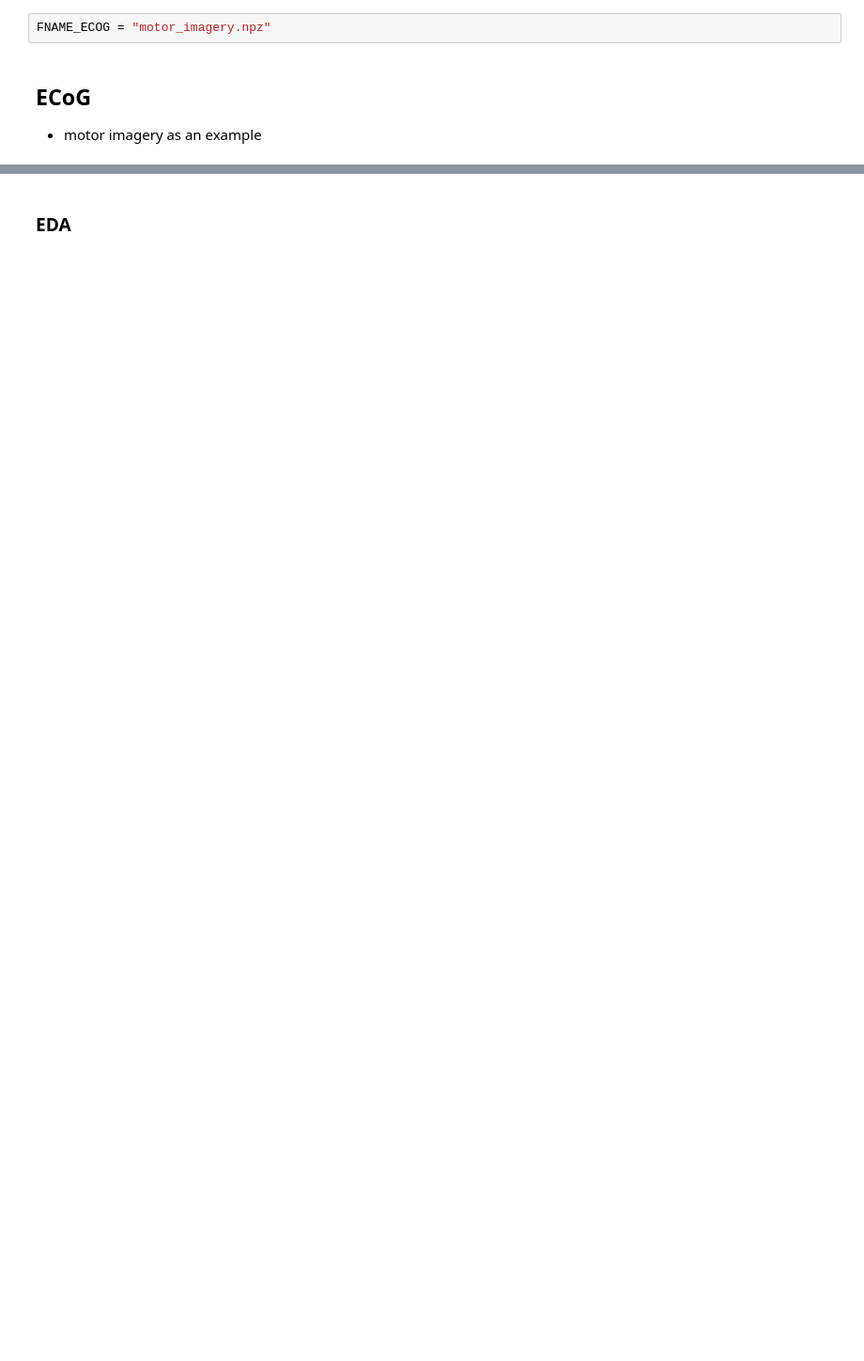
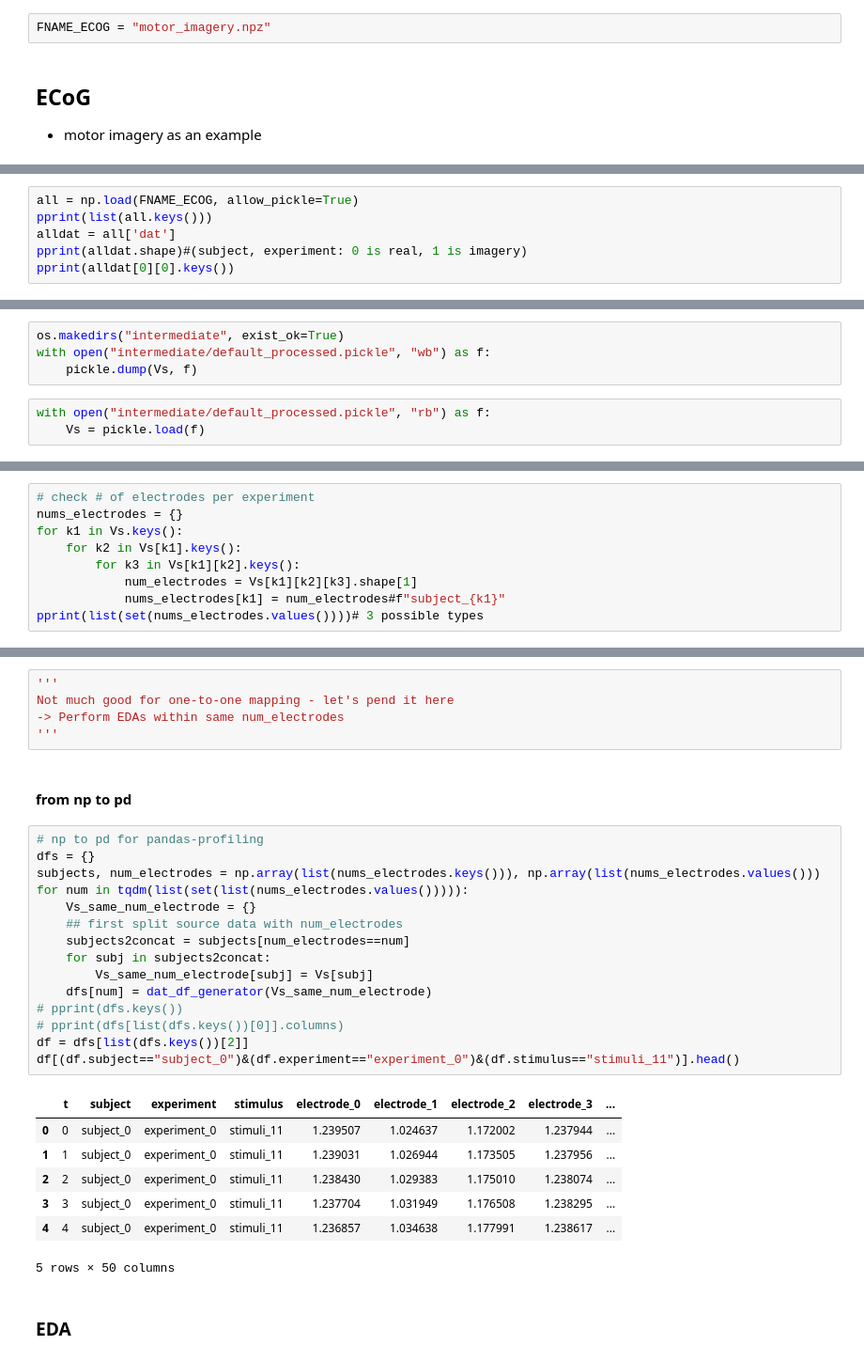
Before and after one commit to HireTheHero/NMA, a Jupyter notebook: starter.ipynb, the cells around one changed output, grey strips where cells are left out. Shown at 94% size. Saved outputs shown, nothing was run; the diff lists cells and outputs as text; blank space fills up the shorter version.

```diff
--- a/starter.ipynb
+++ b/starter.ipynb
@@ -52,0 +65,6 @@ FNAME_ECOG = "motor_imagery.npz"
+# %%
+all = np.load(FNAME_ECOG, allow_pickle=True)
+pprint(list(all.keys()))
+alldat = all['dat']
+pprint(alldat.shape)#(subject, experiment: 0 is real, 1 is imagery)
+pprint(alldat[0][0].keys())
@@ -52,0 +104,7 @@ FNAME_ECOG = "motor_imagery.npz"
+# %%
+os.makedirs("intermediate", exist_ok=True)
+with open("intermediate/default_processed.pickle", "wb") as f:
+    pickle.dump(Vs, f)
+# %%
+with open("intermediate/default_processed.pickle", "rb") as f:
+    Vs = pickle.load(f)
@@ -52,0 +129,9 @@ FNAME_ECOG = "motor_imagery.npz"
+# %%
+# check # of electrodes per experiment
+nums_electrodes = {}
+for k1 in Vs.keys():
+    for k2 in Vs[k1].keys():
+        for k3 in Vs[k1][k2].keys():
+            num_electrodes = Vs[k1][k2][k3].shape[1]
+            nums_electrodes[k1] = num_electrodes#f"subject_{k1}"
+pprint(list(set(nums_electrodes.values())))# 3 possible types
@@ -53,2 +158,32 @@ FNAME_ECOG = "motor_imagery.npz"
+# %%
+'''
+Not much good for one-to-one mapping - let's pend it here
+-> Perform EDAs within same num_electrodes
+'''
+# %% [markdown]
+#### from np to pd
+# %%
+# np to pd for pandas-profiling
+dfs = {}
+subjects, num_electrodes = np.array(list(nums_electrodes.keys())), np.array(list(nums_electrodes.values()))
+for num in tqdm(list(set(list(nums_electrodes.values())))):
+    Vs_same_num_electrode = {}
+    ## first split source data with num_electrodes
+    subjects2concat = subjects[num_electrodes==num]
+    for subj in subjects2concat:
+        Vs_same_num_electrode[subj] = Vs[subj]
+    dfs[num] = dat_df_generator(Vs_same_num_electrode)
+# pprint(dfs.keys())
+# pprint(dfs[list(dfs.keys())[0]].columns)
+df = dfs[list(dfs.keys())[2]]
+df[(df.subject=="subject_0")&(df.experiment=="experiment_0")&(df.stimulus=="stimuli_11")].head()
+# %% [output]
+|  | t | subject | experiment | stimulus | electrode_0 | electrode_1 | electrode_2 | electrode_3 | ... |
+| 0 | 0 | subject_0 | experiment_0 | stimuli_11 | 1.239507 | 1.024637 | 1.172002 | 1.237944 | ... |
+| 1 | 1 | subject_0 | experiment_0 | stimuli_11 | 1.239031 | 1.026944 | 1.173505 | 1.237956 | ... |
+| 2 | 2 | subject_0 | experiment_0 | stimuli_11 | 1.238430 | 1.029383 | 1.175010 | 1.238074 | ... |
+| 3 | 3 | subject_0 | experiment_0 | stimuli_11 | 1.237704 | 1.031949 | 1.176508 | 1.238295 | ... |
+| 4 | 4 | subject_0 | experiment_0 | stimuli_11 | 1.236857 | 1.034638 | 1.177991 | 1.238617 | ... |
+5 rows × 50 columns
 # %% [markdown]
 ### EDA
```
Also changed, not shown: parts of 24 cells of this notebook.
